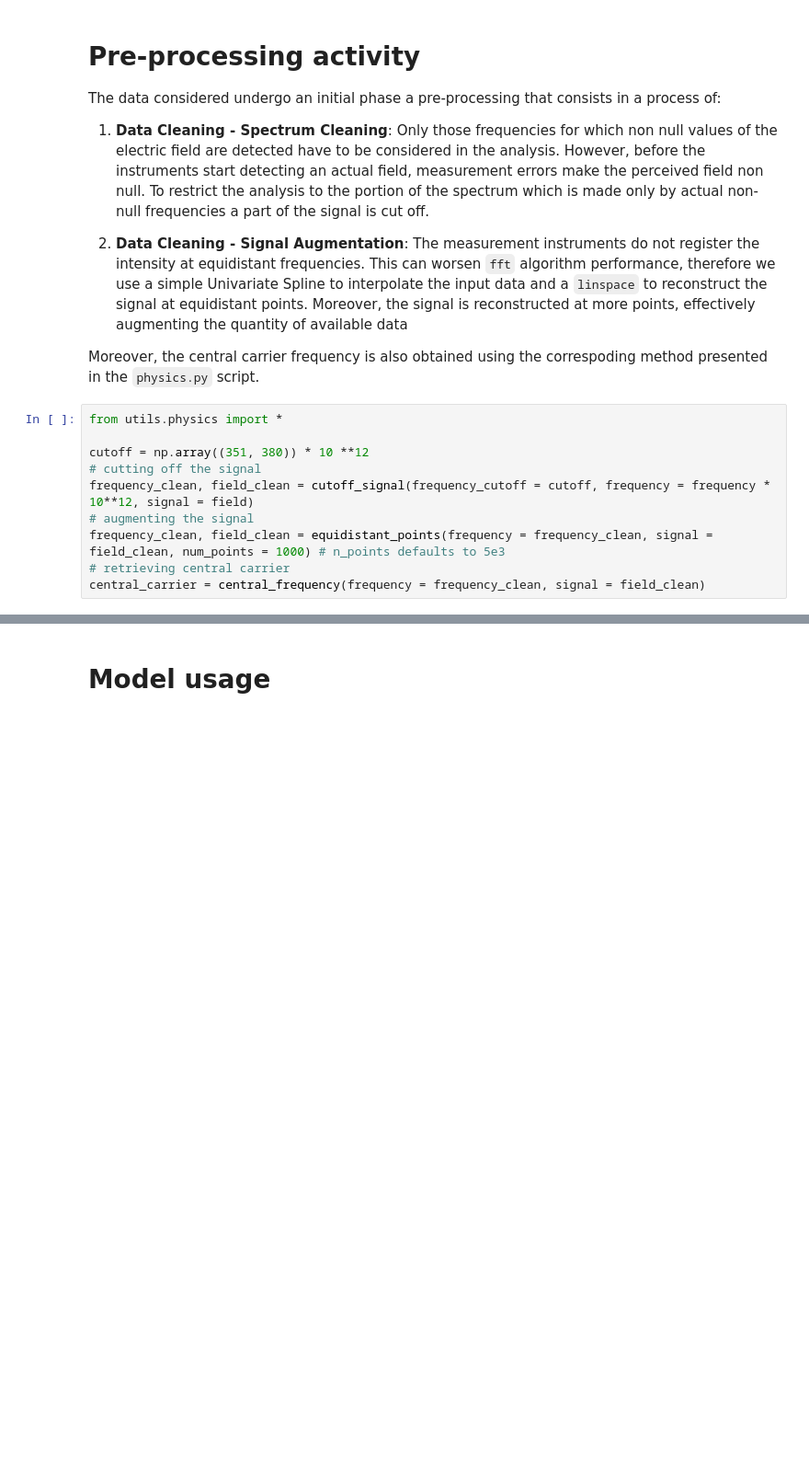
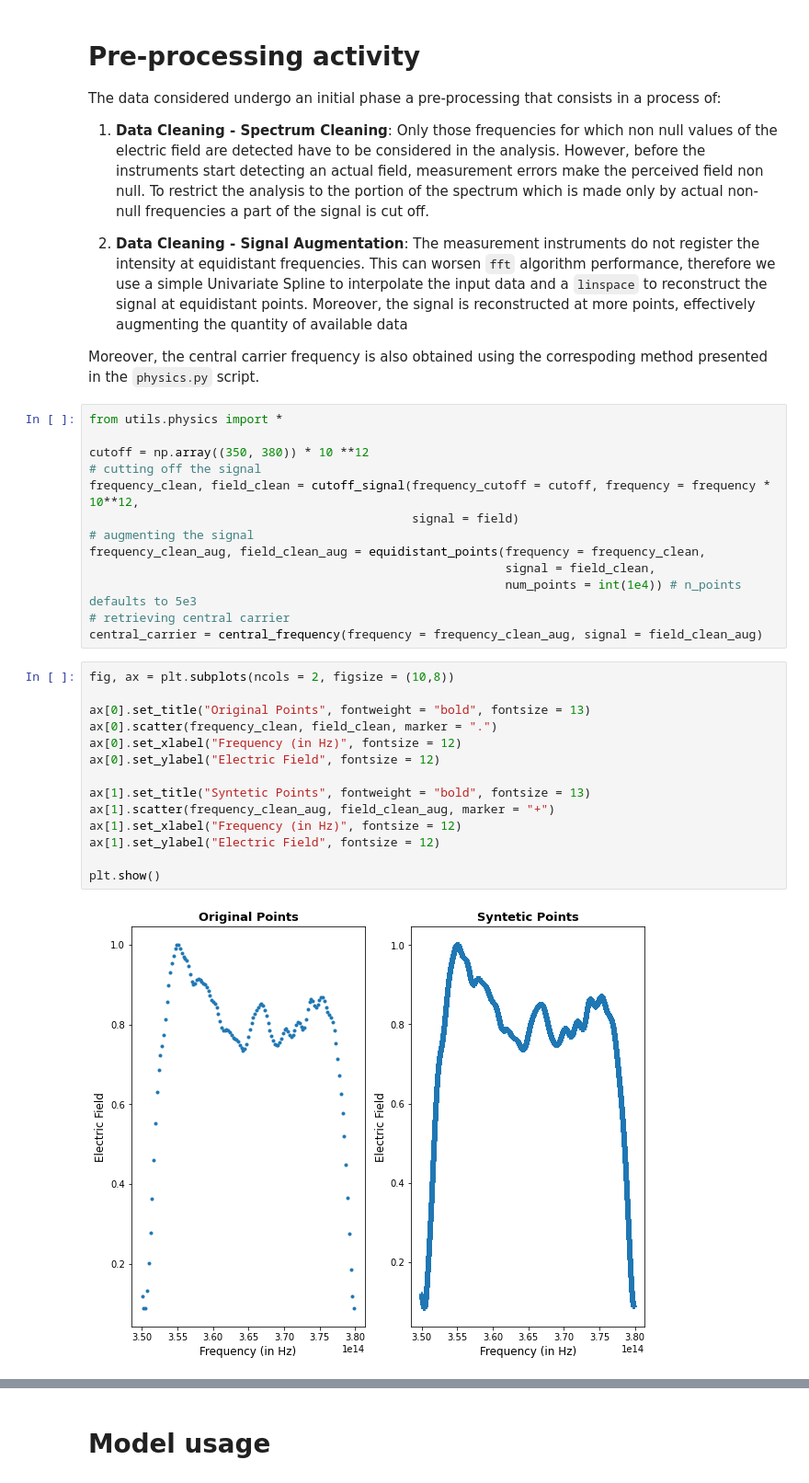
Before and after one commit to fracapuano/TempoRL, a Jupyter notebook: notebooks/SemiPhysicalModel_v1.ipynb, the cells around one changed output, grey strips where cells are left out. Shown at 92% size. Saved outputs shown, nothing was run; the diff lists cells and outputs as text; blank space fills up the shorter version.

```diff
--- a/notebooks/SemiPhysicalModel_v1.ipynb
+++ b/notebooks/SemiPhysicalModel_v1.ipynb
@@ -117,10 +117,29 @@ Moreover, the central carrier frequency is also obtained using the correspoding
 # %%
 from utils.physics import *
 
-cutoff = np.array((351, 380)) * 10 **12
+cutoff = np.array((350, 380)) * 10 **12
 # cutting off the signal
-frequency_clean, field_clean = cutoff_signal(frequency_cutoff = cutoff, frequency = frequency * 10**12, signal = field)
+frequency_clean, field_clean = cutoff_signal(frequency_cutoff = cutoff, frequency = frequency * 10**12,
+                                             signal = field)
 # augmenting the signal
-frequency_clean, field_clean = equidistant_points(frequency = frequency_clean, signal = field_clean, num_points = 1000) # n_points defaults to 5e3
+frequency_clean_aug, field_clean_aug = equidistant_points(frequency = frequency_clean,
+                                                          signal = field_clean,
+                                                          num_points = int(1e4)) # n_points defaults to 5e3
 # retrieving central carrier
-central_carrier = central_frequency(frequency = frequency_clean, signal = field_clean)
+central_carrier = central_frequency(frequency = frequency_clean_aug, signal = field_clean_aug)
+# %%
+fig, ax = plt.subplots(ncols = 2, figsize = (10,8))
+
+ax[0].set_title("Original Points", fontweight = "bold", fontsize = 13)
+ax[0].scatter(frequency_clean, field_clean, marker = ".")
+ax[0].set_xlabel("Frequency (in Hz)", fontsize = 12)
+ax[0].set_ylabel("Electric Field", fontsize = 12)
+
+ax[1].set_title("Syntetic Points", fontweight = "bold", fontsize = 13)
+ax[1].scatter(frequency_clean_aug, field_clean_aug, marker = "+")
+ax[1].set_xlabel("Frequency (in Hz)", fontsize = 12)
+ax[1].set_ylabel("Electric Field", fontsize = 12)
+
+plt.show()
+# %% [output]
+[figure, added]
```
Also changed, not shown: parts of 7 cells of this notebook, 1 other file.
